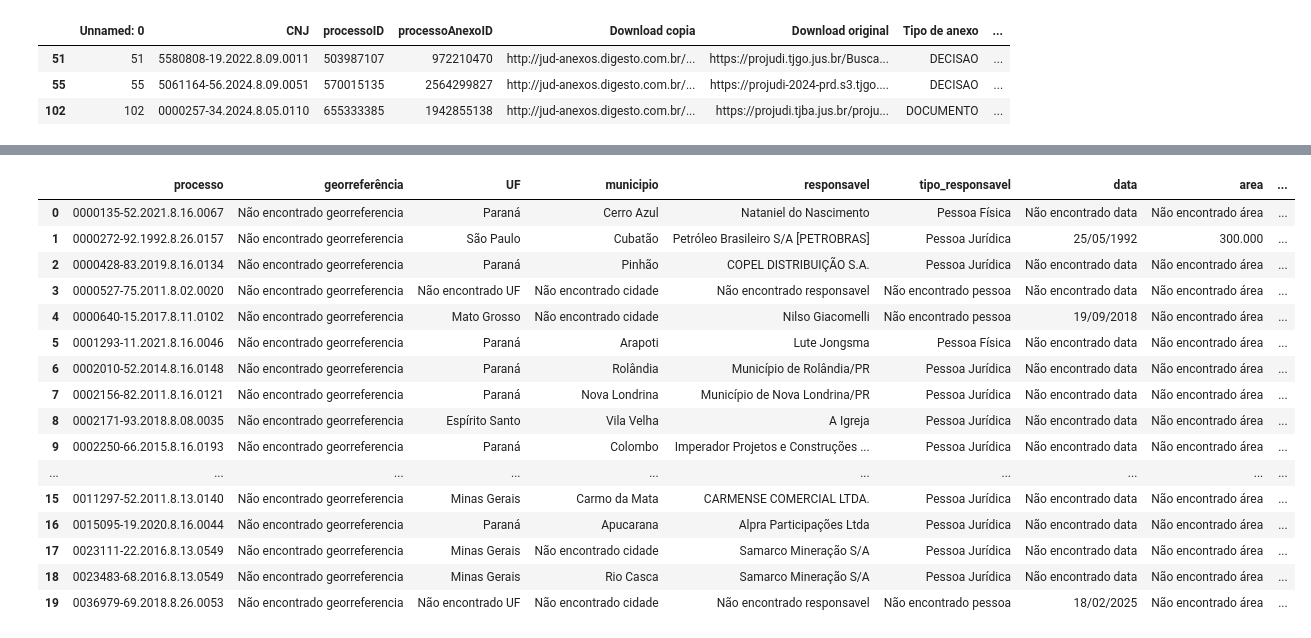
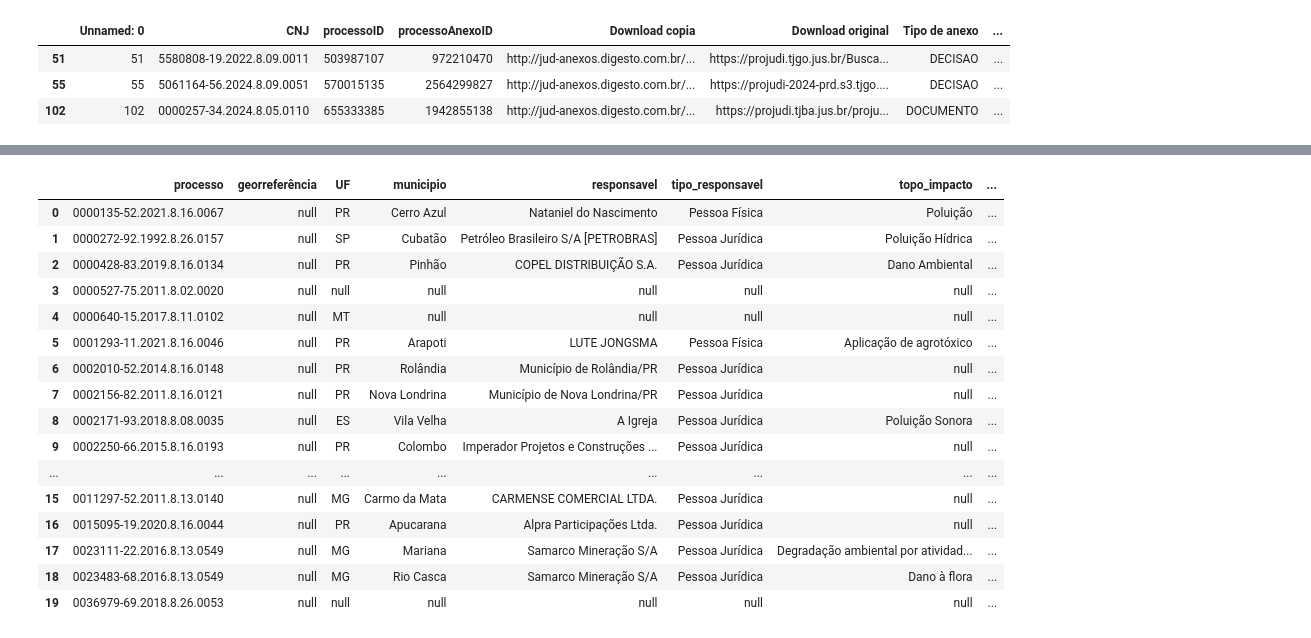
Before and after one commit to pedronery07/Projeto_InsperData_AECOM, a Jupyter notebook: testes_gemini/filtrado.ipynb, the cells around one changed output, grey strips where cells are left out. Drawn from its saved outputs; the diff is of its cells as text; code cells hidden in the pictures.

Commit message:
modulando com a função limpa_resposta

```diff
--- a/testes_gemini/filtrado.ipynb
+++ b/testes_gemini/filtrado.ipynb
@@ -159,3 +150,13 @@ OUTPUT EXEMPLO:
+# %%
+def limpa_resposta(respostas, resposta, numero_processo, processoAnexoID, link):
+    lista = (resposta.text.split(";;;"))
+    lista.insert(0,numero_processo)
+    lista = [x for x in lista if x != '']
+    lista.append(processoAnexoID)
+    lista.append(link)
+
+    respostas[numero_processo] = lista
+    return respostas
 # %%
 respostas = {}
 lista_numeros = list(filtrados_true['processo'].unique())
@@ -183,4 +184,5 @@ for processo in lista_numeros:
             soup = BeautifulSoup(response.content, 'html.parser')
             texto += soup.get_text()
 
-        respostas = analise(texto,respostas,processo,processoAnexoID,link)
+        resposta_prompt = analise(texto)
+        respostas = limpa_resposta(respostas,resposta_prompt,processo,processoAnexoID,link)
@@ -187,42 +209,44 @@ for processo in lista_numeros:
 # %%
 respostas_teste1 = pd.DataFrame.from_dict(respostas, orient='index')
 
 respostas_teste1.columns = [
     "processo",
     "georreferência",
     "UF",
     "municipio",
     "responsavel",
     "tipo_responsavel",
+    "topo_impacto",
+    "descricao_impacto",
     "data",
     "area",
     "unidade",
-    "metodologia_punição",
     'compensacao_nao_monetaria',
     "categoria_compensacao",
-    "tipo_valor",
-    "calculo",
+    "tipo_multa",
+    "valor_multa",
+    "valor_multa_diaria",
     "id_documento",
     "url_documento"
 ]
 
 respostas_teste1 = respostas_teste1.reset_index(drop=True)
 respostas_teste1
 # %% [output]
-|  | processo | georreferência | UF | municipio | responsavel | tipo_responsavel | data | area | ... |
-| 0 | 0000135-52.2021.8.16.0067 | Não encontrado georreferencia | Paraná | Cerro Azul | Nataniel do Nascimento | Pessoa Física | Não encontrado data | Não encontrado área | ... |
-| 1 | 0000272-92.1992.8.26.0157 | Não encontrado georreferencia | São Paulo | Cubatão | Petróleo Brasileiro S/A [PETROBRAS] | Pessoa Jurídica | 25/05/1992 | 300.000 | ... |
-| 2 | 0000428-83.2019.8.16.0134 | Não encontrado georreferencia | Paraná | Pinhão | COPEL DISTRIBUIÇÃO S.A. | Pessoa Jurídica | Não encontrado data | Não encontrado área | ... |
-| 3 | 0000527-75.2011.8.02.0020 | Não encontrado georreferencia | Não encontrado UF | Não encontrado cidade | Não encontrado responsavel | Não encontrado pessoa | Não encontrado data | Não encontrado área | ... |
-| 4 | 0000640-15.2017.8.11.0102 | Não encontrado georreferencia | Mato Grosso | Não encontrado cidade | Nilso Giacomelli | Não encontrado pessoa | 19/09/2018 | Não encontrado área | ... |
-| 5 | 0001293-11.2021.8.16.0046 | Não encontrado georreferencia | Paraná | Arapoti | Lute Jongsma | Pessoa Física | Não encontrado data | Não encontrado área | ... |
-| 6 | 0002010-52.2014.8.16.0148 | Não encontrado georreferencia | Paraná | Rolândia | Município de Rolândia/PR | Pessoa Jurídica | Não encontrado data | Não encontrado área | ... |
-| 7 | 0002156-82.2011.8.16.0121 | Não encontrado georreferencia | Paraná | Nova Londrina | Município de Nova Londrina/PR | Pessoa Jurídica | Não encontrado data | Não encontrado área | ... |
-| 8 | 0002171-93.2018.8.08.0035 | Não encontrado georreferencia | Espírito Santo | Vila Velha | A Igreja | Pessoa Jurídica | Não encontrado data | Não encontrado área | ... |
-| 9 | 0002250-66.2015.8.16.0193 | Não encontrado georreferencia | Paraná | Colombo | Imperador Projetos e Construções ... | Pessoa Jurídica | Não encontrado data | Não encontrado área | ... |
-| ... | ... | ... | ... | ... | ... | ... | ... | ... | ... |
-| 15 | 0011297-52.2011.8.13.0140 | Não encontrado georreferencia | Minas Gerais | Carmo da Mata | CARMENSE COMERCIAL LTDA. | Pessoa Jurídica | Não encontrado data | Não encontrado área | ... |
-| 16 | 0015095-19.2020.8.16.0044 | Não encontrado georreferencia | Paraná | Apucarana | Alpra Participações Ltda | Pessoa Jurídica | Não encontrado data | Não encontrado área | ... |
-| 17 | 0023111-22.2016.8.13.0549 | Não encontrado georreferencia | Minas Gerais | Não encontrado cidade | Samarco Mineração S/A | Pessoa Jurídica | Não encontrado data | Não encontrado área | ... |
-| 18 | 0023483-68.2016.8.13.0549 | Não encontrado georreferencia | Minas Gerais | Rio Casca | Samarco Mineração S/A | Pessoa Jurídica | Não encontrado data | Não encontrado área | ... |
-| 19 | 0036979-69.2018.8.26.0053 | Não encontrado georreferencia | Não encontrado UF | Não encontrado cidade | Não encontrado responsavel | Não encontrado pessoa | 18/02/2025 | Não encontrado área | ... |
+|  | processo | georreferência | UF | municipio | responsavel | tipo_responsavel | topo_impacto | ... |
+| 0 | 0000135-52.2021.8.16.0067 | null | PR | Cerro Azul | Nataniel do Nascimento | Pessoa Física | Poluição | ... |
+| 1 | 0000272-92.1992.8.26.0157 | null | SP | Cubatão | Petróleo Brasileiro S/A [PETROBRAS] | Pessoa Jurídica | Poluição Hídrica | ... |
+| 2 | 0000428-83.2019.8.16.0134 | null | PR | Pinhão | COPEL DISTRIBUIÇÃO S.A. | Pessoa Jurídica | Dano Ambiental | ... |
+| 3 | 0000527-75.2011.8.02.0020 | null | null | null | null | null | null | ... |
+| 4 | 0000640-15.2017.8.11.0102 | null | MT | null | null | null | null | ... |
+| 5 | 0001293-11.2021.8.16.0046 | null | PR | Arapoti | LUTE JONGSMA | Pessoa Física | Aplicação de agrotóxico | ... |
+| 6 | 0002010-52.2014.8.16.0148 | null | PR | Rolândia | Município de Rolândia/PR | Pessoa Jurídica | null | ... |
+| 7 | 0002156-82.2011.8.16.0121 | null | PR | Nova Londrina | Município de Nova Londrina/PR | Pessoa Jurídica | null | ... |
+| 8 | 0002171-93.2018.8.08.0035 | null | ES | Vila Velha | A Igreja | Pessoa Jurídica | Poluição Sonora | ... |
+| 9 | 0002250-66.2015.8.16.0193 | null | PR | Colombo | Imperador Projetos e Construções ... | Pessoa Jurídica | null | ... |
+| ... | ... | ... | ... | ... | ... | ... | ... | ... |
+| 15 | 0011297-52.2011.8.13.0140 | null | MG | Carmo da Mata | CARMENSE COMERCIAL LTDA. | Pessoa Jurídica | null | ... |
+| 16 | 0015095-19.2020.8.16.0044 | null | PR | Apucarana | Alpra Participações Ltda. | Pessoa Jurídica | null | ... |
+| 17 | 0023111-22.2016.8.13.0549 | null | MG | Mariana | Samarco Mineração S/A | Pessoa Jurídica | Degradação ambiental por atividad... | ... |
+| 18 | 0023483-68.2016.8.13.0549 | null | MG | Rio Casca | Samarco Mineração S/A | Pessoa Jurídica | Dano à flora | ... |
+| 19 | 0036979-69.2018.8.26.0053 | null | null | null | null | null | null | ... |
```
Also changed, not shown: parts of 2 cells of this notebook.
